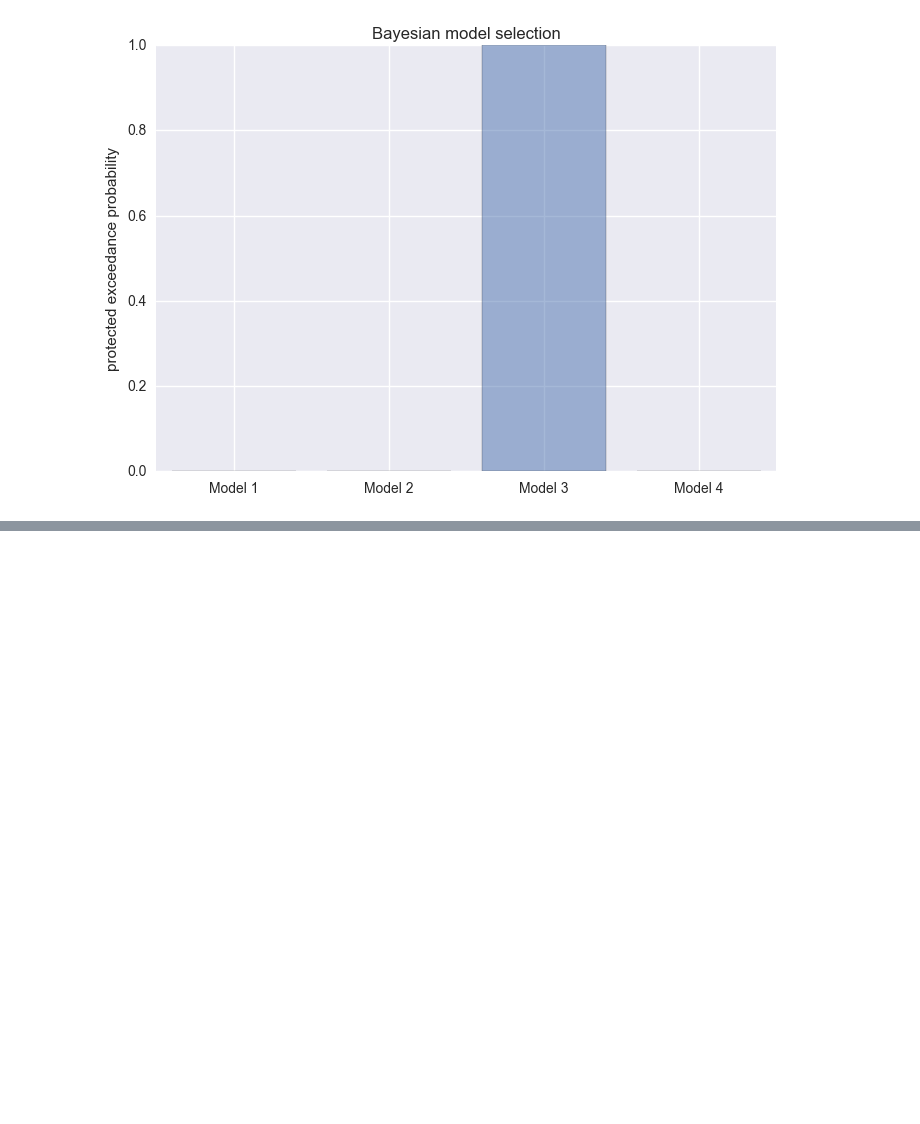
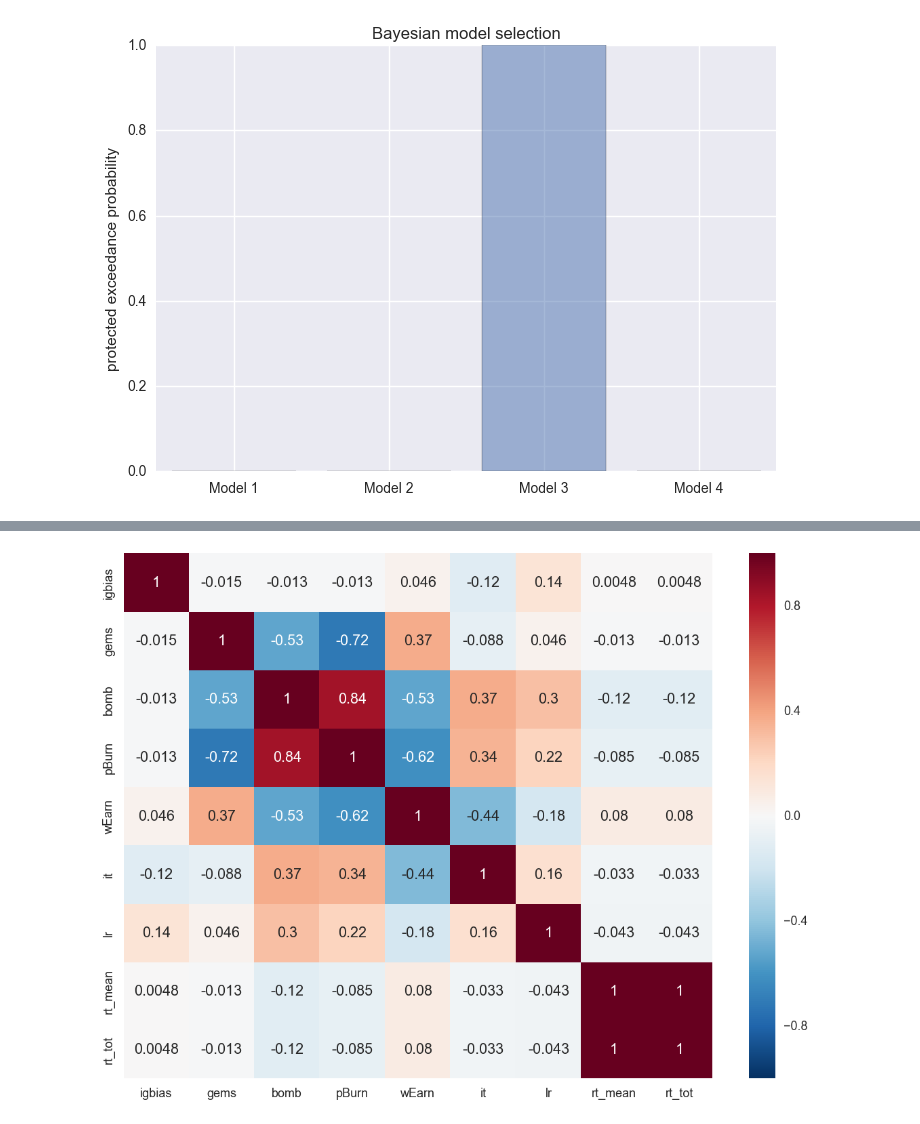
Before and after one commit to wem3/gems_vs_bomb, a Jupyter notebook: rez/all_bandits_model_4.ipynb, the cells around one changed output, grey strips where cells are left out. Saved outputs shown, nothing was run; the diff lists cells and outputs as text; code cells hidden in the pictures; blank space fills up the shorter version.

```diff
--- a/rez/all_bandits_model_4.ipynb
+++ b/rez/all_bandits_model_4.ipynb
@@ -346,8 +335,7 @@ plt.show()
 [figure]
 # %%
 # import post-mfit b5 (bandit_either) summary data
-#b7 = pd.read_csv('/Volumes/crisp/hinl/bandit/gems_vs_bomb/rez/b7_d25_table.csv')
-b7 = pd.read_csv('~/Desktop/bandit/gems_vs_bomb/rez/b7_d25_table.csv')
+b7 = pd.read_csv('~/Desktop/bandit/gems_vs_bomb/rez/b7_model_4_table.csv')
 data = pd.DataFrame(b7)
 data.describe()
 # %% [output]
@@ -360,13 +348,3 @@ data.describe()
 | 50% | 107.500000 | 105.000000 | 3.000000 | 0.500000 | 0.498339 | 0.250000 | 0.237500 | 0.236111 | 0.236111 | 10.209908 | 0.709072 | ... |
 | 75% | 122.000000 | 118.000000 | 4.333333 | 0.525833 | 0.586801 | 0.322222 | 0.292361 | 0.295139 | 0.297917 | 12.890488 | 0.827403 | ... |
 | max | 152.000000 | 153.000000 | 6.000000 | 0.772778 | 0.997331 | 0.925000 | 0.602778 | 0.680556 | 0.933333 | 22.097579 | 0.997054 | ... |
-# %%
-# plot preference for gems in terms of door probability
-pDoor = b7[['chose80','chose60','chose40','chose20']]
-
-with sns.plotting_context('talk', font_scale=1.4):
-
-    sns.set_style("darkgrid")
-    ax = sns.pointplot(data=pDoor, palette = ['#3DDA60','#fde73f','#62afea','#EF5050'])
-    ax.figure.get_axes()[0].set_xticklabels(['0.80','0.60','0.40','0.20'])
-    #ax.figure.savefig('b7_pointplot')
@@ -375,6 +350,0 @@ with sns.plotting_context('talk', font_scale=1.4):
-# %%
-# regression of behavioral 'preference for burn' on intergroup bias
-data = b7[['pBurn','igbias']]
-with sns.plotting_context('talk', font_scale=1.2):
-    ax = (sns.jointplot(x='igbias', y='pBurn', data=data, kind='reg', annot_kws=dict(stat='r'))
-                       .set_axis_labels('intergroup bias', 'preference for burn'))
@@ -383,6 +350,0 @@ with sns.plotting_context('talk', font_scale=1.2):
-# %%
-# regression of 'preference for earn' parameter on intergroup bias
-data = b7[['wEarn','igbias']]
-with sns.plotting_context('talk', font_scale=1.2):
-    ax = (sns.jointplot(x='igbias', y='wEarn', data=data, kind='reg', annot_kws=dict(stat='r'))
-                       .set_axis_labels('intergroup bias', 'preference for earn parameter'))
@@ -393,0 +351,9 @@ ImportError: No module named 'base'
+# %%
+# make heatmap of all b6 correlations
+data = b7[['igbias','gems','bomb','pBurn','wEarn','it','lr','rt_mean','rt_tot']]
+r = data.corr()
+with sns.plotting_context("talk", font_scale=1):
+    ax = sns.heatmap(r, annot=True)
+    ax.figure.set_size_inches((14, 10))
+# %% [output]
+[figure, added]
```
Also changed, not shown: parts of 10 cells of this notebook.
